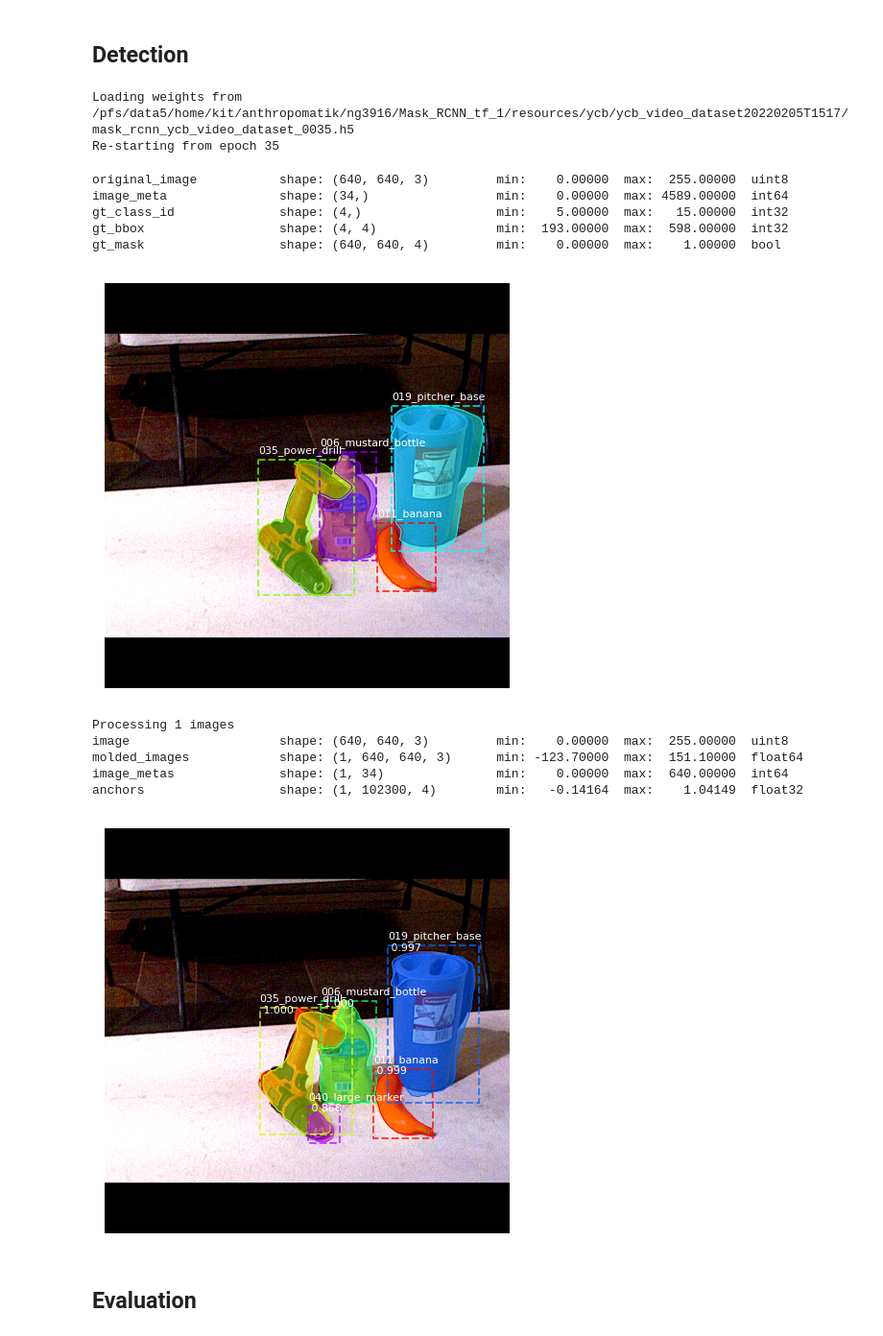
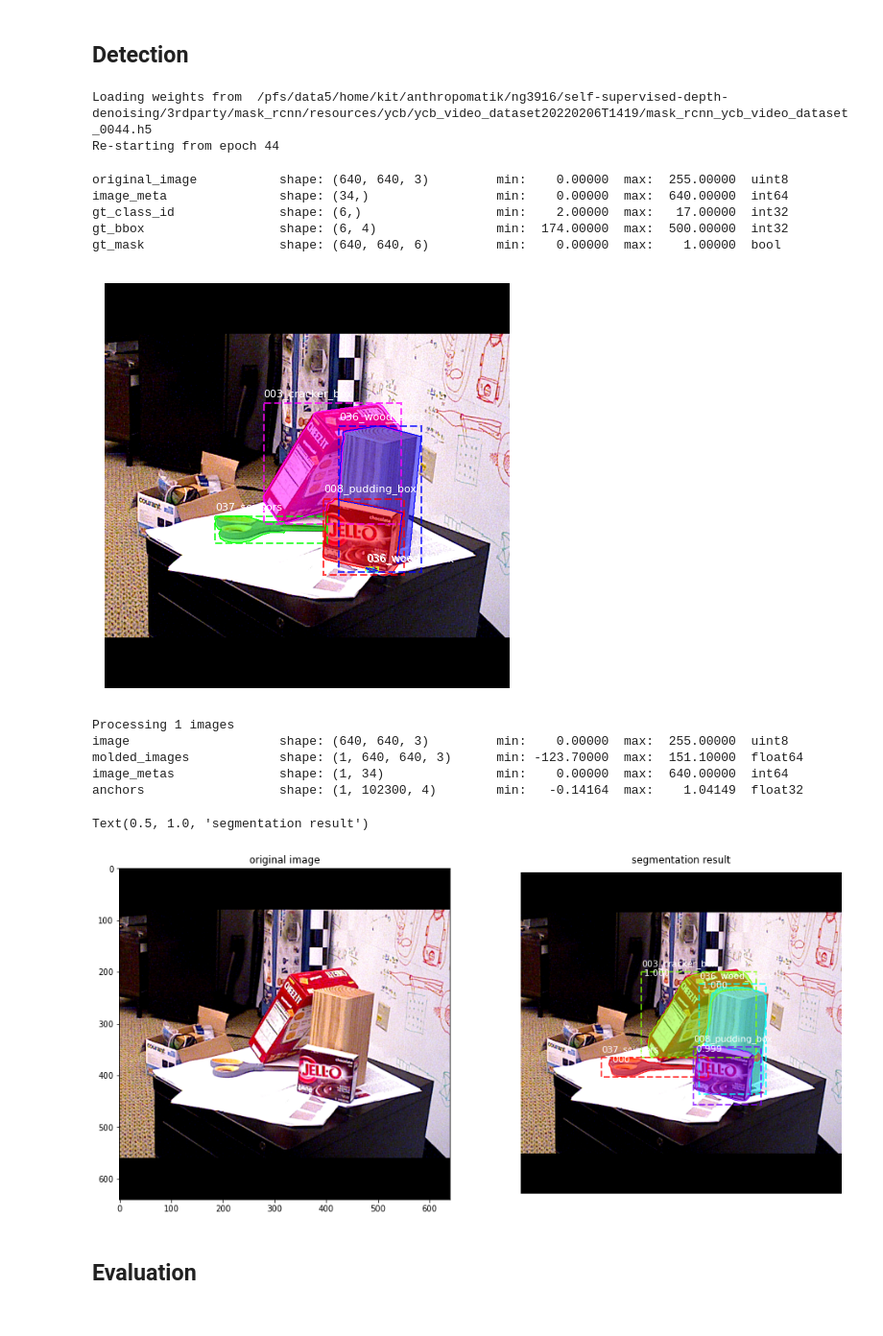
Before and after one commit to alr-internship/Mask_RCNN, a Jupyter notebook: samples/ycb/test_ycb.ipynb, the cells around one changed output. Shown at 96% size. Saved outputs shown, nothing was run; the diff lists cells and outputs as text; code cells hidden in the pictures.

```diff
--- a/samples/ycb/test_ycb.ipynb
+++ b/samples/ycb/test_ycb.ipynb
@@ -73,7 +73,7 @@ data_dir = Path("data/YCB_Video_Dataset")
 
 # Validation dataset
 dataset_val = YCBDataset()
-dataset_val.load_data(data_dir / "annotations/val_instances.json", data_dir / "data")
+dataset_val.load_data(data_dir / "annotations/test_instances.json", data_dir / "data")
 dataset_val.prepare()
 # %%
 # Load and display random samples
@@ -97,7 +97,7 @@ model = modellib.MaskRCNN(mode="inference",
 
 # Get path to saved weights
 # Either set a specific path or find last trained weights
-dir_path = "resources/ycb/ycb_video_dataset20220205T1517/mask_rcnn_ycb_video_dataset_0035.h5"
+dir_path = "resources/ycb/ycb_video_dataset20220206T1419/mask_rcnn_ycb_video_dataset_0044.h5"
 model_path = os.path.join(ROOT_DIR, dir_path)
 # model_path = model.find_last()
 
@@ -105,8 +105,8 @@ model_path = os.path.join(ROOT_DIR, dir_path)
 print("Loading weights from ", model_path)
 model.load_weights(model_path, by_name=True)
 # %% [output]
-Loading weights from  /pfs/data5/home/kit/anthropomatik/ng3916/Mask_RCNN_tf_1/resources/ycb/ycb_video_dataset20220205T1517/mask_rcnn_ycb_video_dataset_0035.h5
-Re-starting from epoch 35
+Loading weights from  /pfs/data5/home/kit/anthropomatik/ng3916/self-supervised-depth-denoising/3rdparty/mask_rcnn/resources/ycb/ycb_video_dataset20220206T1419/mask_rcnn_ycb_video_dataset_0044.h5
+Re-starting from epoch 44
 # %%
 # Test on a random image
 import random
@@ -124,25 +124,31 @@ visualize.display_instances(original_image, gt_bbox, gt_mask, gt_class_id,
                             dataset_val.class_names, figsize=(8, 8))
 # %% [output]
 original_image           shape: (640, 640, 3)         min:    0.00000  max:  255.00000  uint8
-image_meta               shape: (34,)                 min:    0.00000  max: 4589.00000  int64
-gt_class_id              shape: (4,)                  min:    5.00000  max:   15.00000  int32
-gt_bbox                  shape: (4, 4)                min:  193.00000  max:  598.00000  int32
-gt_mask                  shape: (640, 640, 4)         min:    0.00000  max:    1.00000  bool
+image_meta               shape: (34,)                 min:    0.00000  max:  640.00000  int64
+gt_class_id              shape: (6,)                  min:    2.00000  max:   17.00000  int32
+gt_bbox                  shape: (6, 4)                min:  174.00000  max:  500.00000  int32
+gt_mask                  shape: (640, 640, 6)         min:    0.00000  max:    1.00000  bool
-[figure, old version]
+[figure, new version]
 # %%
 results = model.detect([original_image], verbose=1)
 
 r = results[0]
+ax = get_ax(cols=2)
+
 visualize.display_instances(original_image, r['rois'], r['masks'], r['class_ids'],
-                            dataset_val.class_names, r['scores'], ax=get_ax())
-# plt.savefig(ROOT_DIR + "/assets/img1.png")
+                            dataset_val.class_names, r['scores'], ax=ax[1])
+
+ax[0].set_title("original image")
+ax[0].imshow(original_image)
+ax[1].set_title("segmentation result")
 # %% [output]
 Processing 1 images
 image                    shape: (640, 640, 3)         min:    0.00000  max:  255.00000  uint8
 molded_images            shape: (1, 640, 640, 3)      min: -123.70000  max:  151.10000  float64
 image_metas              shape: (1, 34)               min:    0.00000  max:  640.00000  int64
 anchors                  shape: (1, 102300, 4)        min:   -0.14164  max:    1.04149  float32
+Text(0.5, 1.0, 'segmentation result')
-[figure, old version]
+[figure, new version]
 # %% [markdown]
 ## Evaluation
 # %%
```
Also changed, not shown: parts of 2 cells of this notebook, 8 other files.
